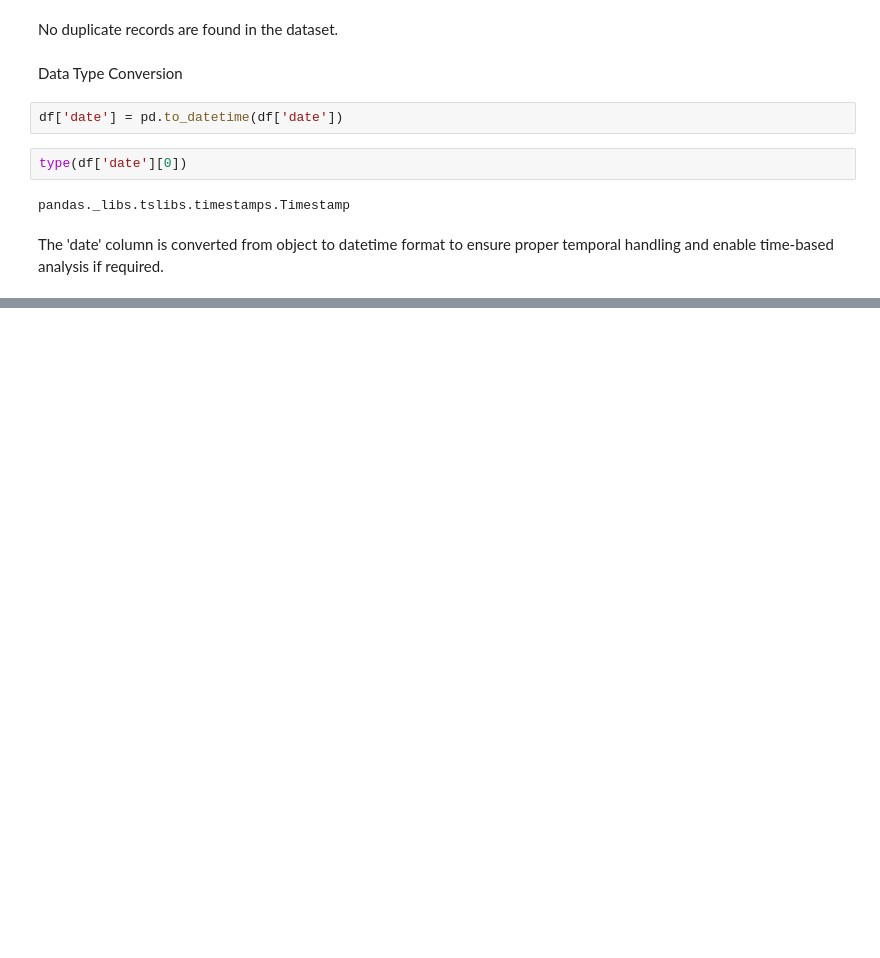
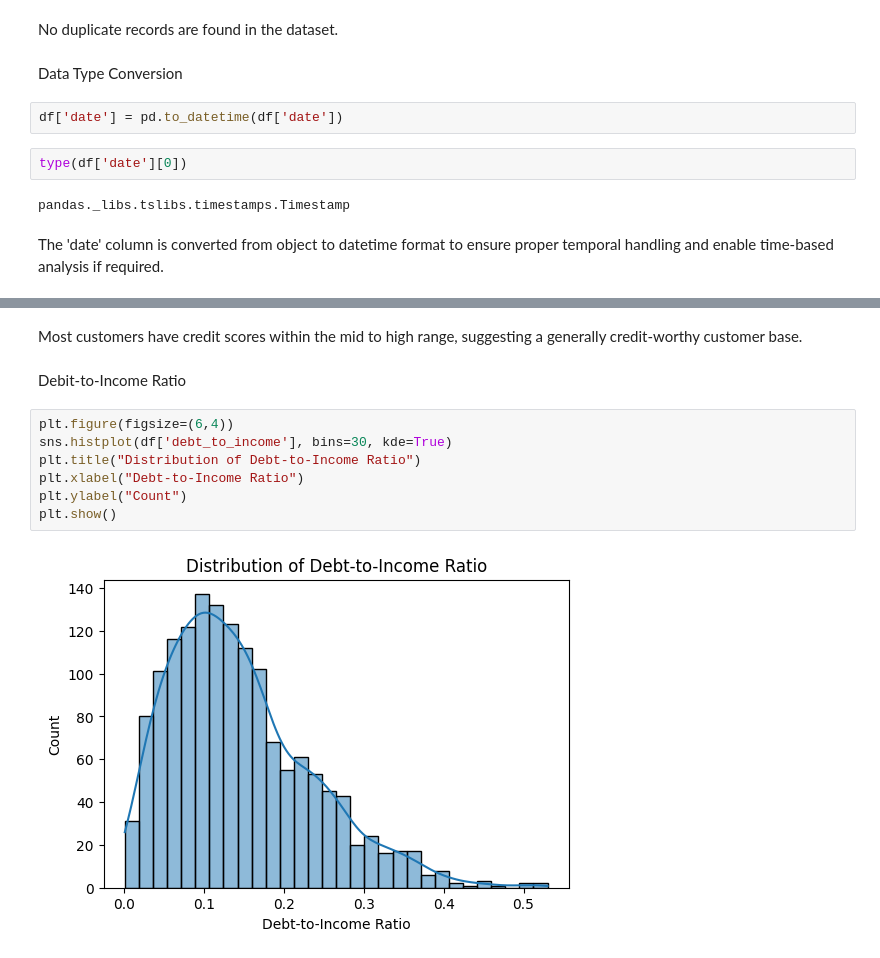
Before and after one commit to ShuHuiK/WIE3007_Group_Assignment, a Jupyter notebook: eda_decision_tree.ipynb, the cells around one changed output, grey strips where cells are left out. Cells and saved outputs as stored; diff of their text form; blank space fills up the shorter version.

```diff
--- a/eda_decision_tree.ipynb
+++ b/eda_decision_tree.ipynb
@@ -90,0 +147,13 @@ The 'date' column is converted from object to datetime format to ensure proper t
+# %% [markdown]
+Most customers have credit scores within the mid to high range, suggesting a generally credit-worthy customer base.
+# %% [markdown]
+Debit-to-Income Ratio
+# %%
+plt.figure(figsize=(6,4))
+sns.histplot(df['debt_to_income'], bins=30, kde=True)
+plt.title("Distribution of Debt-to-Income Ratio")
+plt.xlabel("Debt-to-Income Ratio")
+plt.ylabel("Count")
+plt.show()
+# %% [output]
+[figure, added]
```
Also changed, not shown: parts of 22 cells of this notebook.
